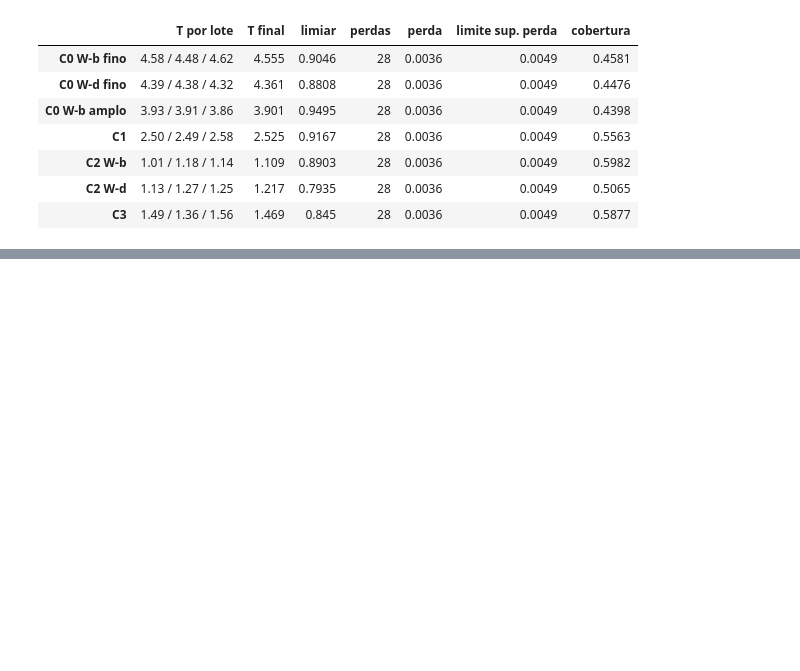
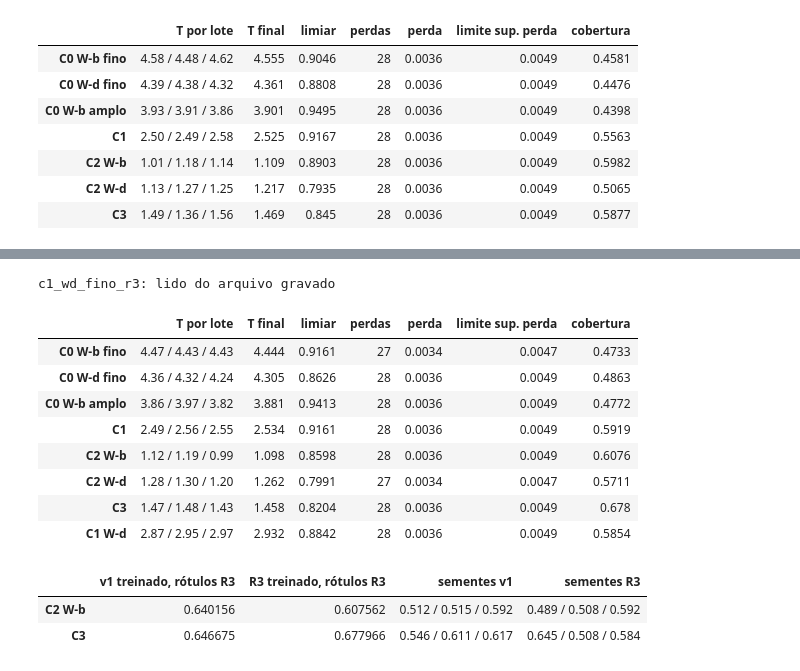
Before and after one commit to phelipecscosta/leitura_automatizada_mostradores_energia_pesquisa, a Jupyter notebook: exploracao/triagem_candidatos.ipynb, the cells around one changed output, grey strips where cells are left out. Drawn from its saved outputs; the diff is of its cells as text; code cells hidden in the pictures; blank space fills up the shorter version.

```diff
--- a/exploracao/triagem_candidatos.ipynb
+++ b/exploracao/triagem_candidatos.ipynb
@@ -261,0 +446,45 @@ c3_wb_fino: commit abcb7f8, sementes 3, épocas escolhidas [2, 7, 3, 8, 5, 4, 3,
+# %%
+# Bloco código 12
+# 1) C1 com W-d (a ablação do C0 venceu: W-d vale para a família congelada, seção 1.4)
+oof_r3["C1 W-d"] = run_probe_r3("c1_wd_fino_r3", c1_feats, fine_r3, TRAINING_GROUP_CLASS, "W-d",
+                                {"candidato": "C1", "extrator": "dinov2_224", "vistas": 5,
+                                 "rotulo": "fino"})
+OUTPUT_CLASS["C1 W-d"] = TRAINING_GROUP_CLASS
+results["C1 W-d"] = evaluate("C1 W-d", oof_r3["C1 W-d"], TRAINING_GROUP_CLASS)
+
+
+def coverage_at_target(logits, output_class=TRAINING_GROUP_CLASS):
+    """Cobertura no limiar da meta, com os rótulos R3 (sem gravar nada)."""
+    cal = calibrate_nested(logits, labels, lots, output_class)
+    best = choose_threshold(loss_coverage_curve(rejection_score(cal.probs), labels))
+    return 0.0 if best is None else float(best["coverage"])
+
+
+# 2) Diagnóstico: logits da v1 avaliados com os rótulos R3 (isola o efeito da avaliação)
+diag = {}
+for cand, v1_name, r3_name in (("C2 W-b", "c2_wb_fino", "c2_wb_fino_r3"),
+                               ("C3", "c3_wb_fino", "c3_wb_fino_r3")):
+    row = {"v1 treinado, rótulos R3": coverage_at_target(oof[cand]),
+           "R3 treinado, rótulos R3": coverage_at_target(oof_r3[cand])}
+    # 3) Cobertura de cada semente separada (ruído de treino), nas duas versões
+    for tag, name in (("v1", v1_name), ("R3", r3_name)):
+        per_seed = np.load(WORK_DIR / OOF_FOLDER / f"{name}.npz")["logits"]
+        seeds = [coverage_at_target(per_seed[s]) for s in range(per_seed.shape[0])]
+        row[f"sementes {tag}"] = " / ".join(f"{c:.3f}" for c in seeds)
+    diag[cand] = row
+display(pd.DataFrame(results).T)
+pd.DataFrame(diag).T
+# %% [output]
+c1_wd_fino_r3: lido do arquivo gravado
+|  | T por lote | T final | limiar | perdas | perda | limite sup. perda | cobertura |
+| C0 W-b fino | 4.47 / 4.43 / 4.43 | 4.444 | 0.9161 | 27 | 0.0034 | 0.0047 | 0.4733 |
+| C0 W-d fino | 4.36 / 4.32 / 4.24 | 4.305 | 0.8626 | 28 | 0.0036 | 0.0049 | 0.4863 |
+| C0 W-b amplo | 3.86 / 3.97 / 3.82 | 3.881 | 0.9413 | 28 | 0.0036 | 0.0049 | 0.4772 |
+| C1 | 2.49 / 2.56 / 2.55 | 2.534 | 0.9161 | 28 | 0.0036 | 0.0049 | 0.5919 |
+| C2 W-b | 1.12 / 1.19 / 0.99 | 1.098 | 0.8598 | 28 | 0.0036 | 0.0049 | 0.6076 |
+| C2 W-d | 1.28 / 1.30 / 1.20 | 1.262 | 0.7991 | 27 | 0.0034 | 0.0047 | 0.5711 |
+| C3 | 1.47 / 1.48 / 1.43 | 1.458 | 0.8204 | 28 | 0.0036 | 0.0049 | 0.678 |
+| C1 W-d | 2.87 / 2.95 / 2.97 | 2.932 | 0.8842 | 28 | 0.0036 | 0.0049 | 0.5854 |
+|  | v1 treinado, rótulos R3 | R3 treinado, rótulos R3 | sementes v1 | sementes R3 |
+| C2 W-b | 0.640156 | 0.607562 | 0.512 / 0.515 / 0.592 | 0.489 / 0.508 / 0.592 |
+| C3 | 0.646675 | 0.677966 | 0.546 / 0.611 / 0.617 | 0.645 / 0.508 / 0.584 |
```
Also changed, not shown: parts of 11 cells of this notebook.
